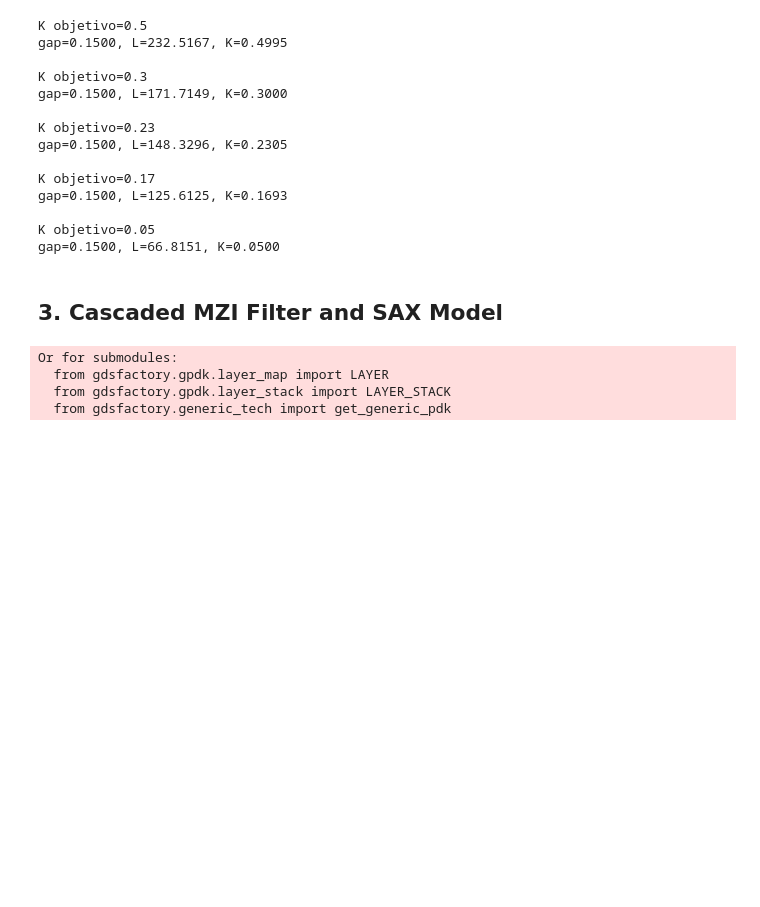
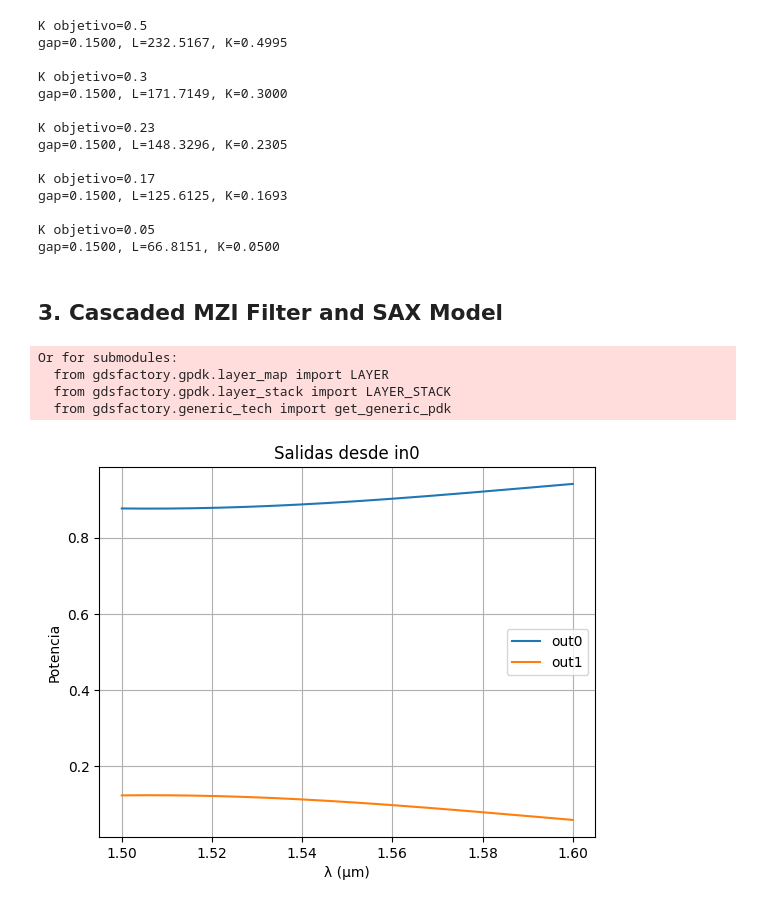
Before and after one commit to davidalcarria/pic-upv-lab5-finalproject, a Jupyter notebook: final_project.ipynb, the cells around one changed output. Cells and saved outputs as stored; diff of their text form; code cells hidden in the pictures; blank space fills up the shorter version.

```diff
--- a/final_project.ipynb
+++ b/final_project.ipynb
@@ -349,29 +352,44 @@ L2 = L1 + delta_L
 # %%
 wl = np.linspace(1.50, 1.60, 2000)  # µm
 S1_block = S1(wl=wl,
        c1 = {"coupling":0.5},
        c2 = {"coupling":0.17},
        c3 = {"coupling":0.23},
        c4 = {"coupling":0.05},
 
        w1_u = {"wl":wl, "neff":neff_TE0[0], "length": L1},
        w1_d = {"wl":wl, "neff":neff_TE0[0], "length": L2},
 
        w2_u = {"wl":wl, "neff":neff_TE0[0], "length": 2 * L2},
        w2_d = {"wl":wl, "neff":neff_TE0[0], "length": 2 * L1},
 
        w3_u = {"wl":wl, "neff":neff_TE0[0], "length": 2 * L2},
        w3_d = {"wl":wl, "neff":neff_TE0[0], "length": 2 * L1 + np.pi} ,
        )
 
 S2_block = S2(wl=wl,
        c1 = {"coupling":0.5},
        c2 = {"coupling":0.3},
        c3 = {"coupling":0.05},
 
        w1_u = {"wl":wl, "neff":neff_TE0[0], "length": L1},
        w1_d = {"wl":wl, "neff":neff_TE0[0], "length": L2},
 
        w2_u = {"wl":wl, "neff":neff_TE0[0], "length": 2 * L2},
        w2_d = {"wl":wl, "neff":neff_TE0[0], "length": 2 * L1},
        )
+
+plt.figure()
+
+plt.plot(wl, np.abs(S1_block[('in1','out0')])**2, label="out0")
+plt.plot(wl, np.abs(S1_block[('in1','out1')])**2, label="out1")
+
+plt.xlabel("λ (µm)")
+plt.ylabel("Potencia")
+plt.title("Salidas desde in0")
+plt.legend()
+plt.grid()
+
+plt.show()
+# %% [output]
+[figure, added]
```
Also changed, not shown: parts of 1 cell of this notebook.
